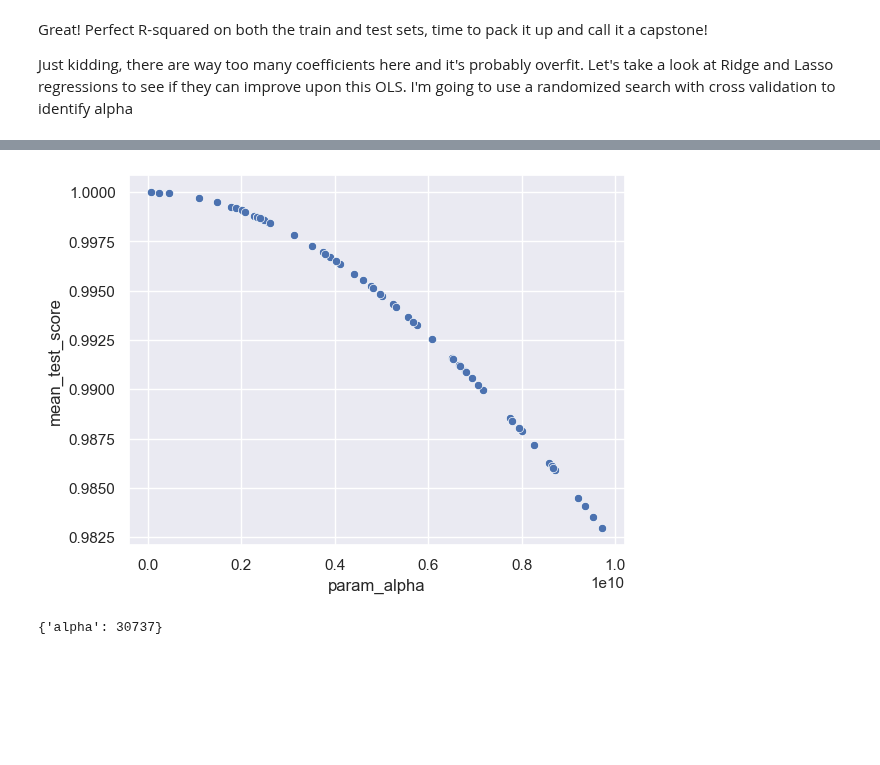
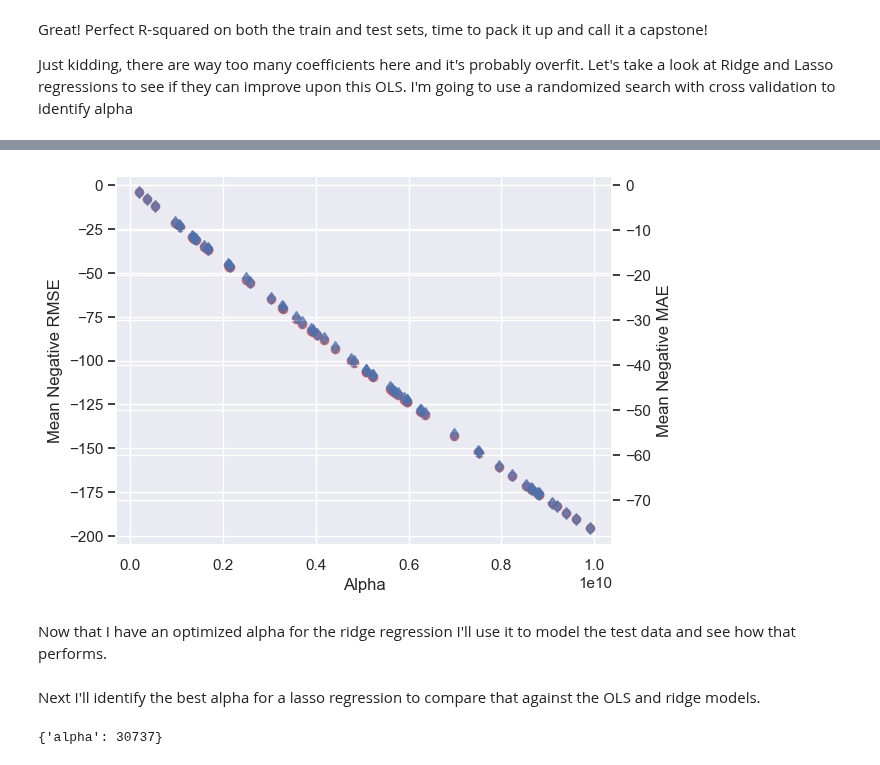
Before and after one commit to zjbrown0689/Solar-Panel-Capstone, a Jupyter notebook: notebooks/model_development.ipynb, the cells around one changed output, grey strips where cells are left out. Drawn from its saved outputs; the diff is of its cells as text; code cells hidden in the pictures; blank space fills up the shorter version.

```diff
--- a/notebooks/model_development.ipynb
+++ b/notebooks/model_development.ipynb
@@ -35,9 +53,7 @@ scaler = StandardScaler()
 scaler.fit_transform(X_train)
 scaler.fit_transform(y_train)
 
-x_tr, x_te, y_tr, y_te = train_test_split(X_train, y_train, test_size=0.8)
+x_tr, x_te, y_tr, y_te = train_test_split(X_train, y_train['price_per_kw'], test_size=0.8)
 
-ols = LinearRegression()
-ols.fit(x_tr, y_tr)
-ols.score(x_tr, y_tr)
+x_tr.shape, x_te.shape, y_tr.shape, y_te.shape
 # %% [output]
@@ -82,7 +104,8 @@ from scipy.stats import randint as sp_randInt
 # %%
 parameters = {'alpha': sp_randFloat(10000000,10000000000)}
 ridge = Ridge()
-ridge_reg = RandomizedSearchCV(ridge, parameters, n_iter=60, cv=5)
+ridge_reg = RandomizedSearchCV(ridge, parameters,scoring=['neg_root_mean_squared_error', 'neg_mean_absolute_error'],\
+                               refit='neg_root_mean_squared_error', n_iter=60, cv=5)
 random_ridge = ridge_reg.fit(x_tr, y_tr)
 random_ridge.best_params_
 # %% [output]
@@ -100,8 +134,20 @@ random_ridge_results.head()
 # %%
-sns.scatterplot(data=random_ridge_results, x='param_alpha', y='mean_test_score')
+fig, ax = plt.subplots()
+ax.plot(random_ridge_results['param_alpha'], random_ridge_results['mean_test_neg_root_mean_squared_error'], color='r',\
+        marker='o', linestyle='none', alpha=0.7)
+ax.set_xlabel('Alpha')
+ax.set_ylabel('Mean Negative RMSE')
+ax2 = ax.twinx()
+ax2.plot(random_ridge_results['param_alpha'], random_ridge_results['mean_test_neg_mean_absolute_error'], color='b',\
+         marker='d', linestyle='none', alpha=0.7)
+ax2.set_ylabel('Mean Negative MAE')
 plt.show()
 # %% [output]
-[figure, old version]
+[figure, new version]
+# %% [markdown]
+Now that I have an optimized alpha for the ridge regression I'll use it to model the test data and see how that performs.
+# %% [markdown]
+Next I'll identify the best alpha for a lasso regression to compare that against the OLS and ridge models.
 # %%
 parameters = {'alpha': sp_randInt(10000,10000000)}
 lasso = linear_model.Lasso()
```
Also changed, not shown: parts of 21 cells of this notebook.
